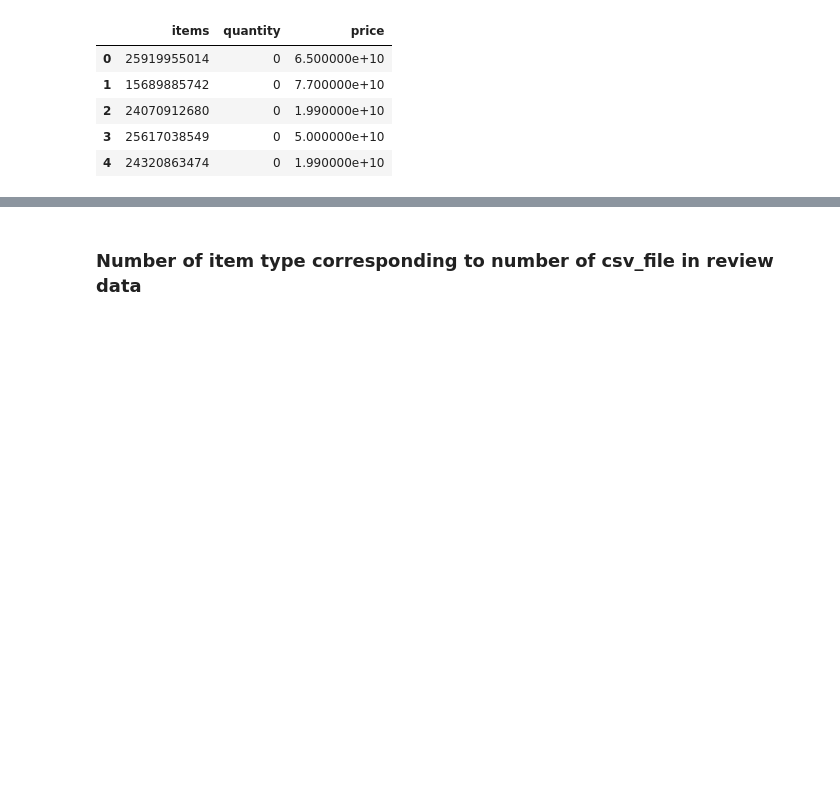
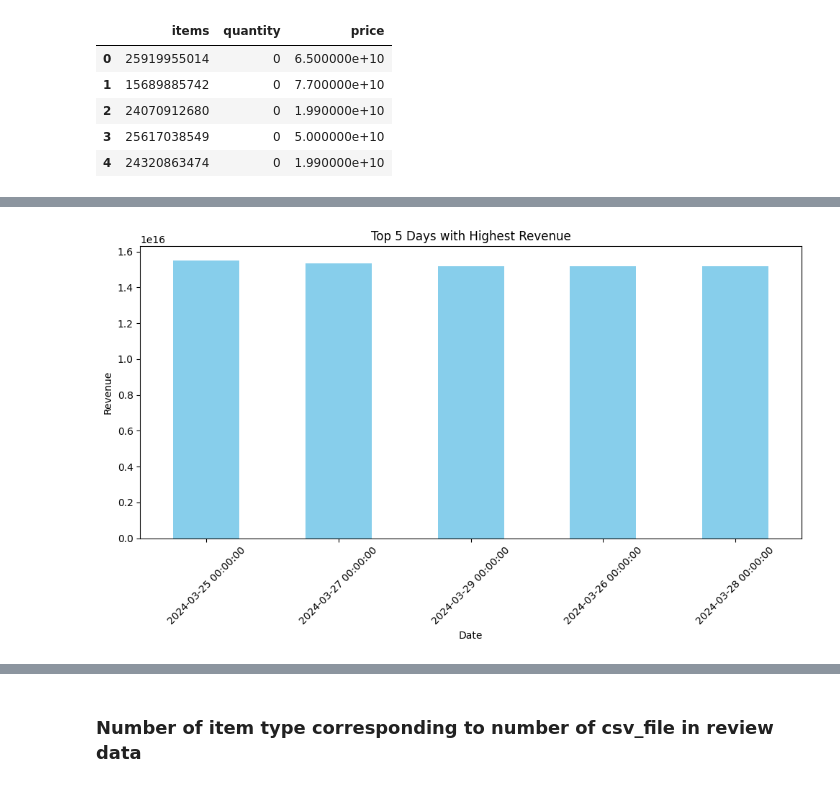
Before and after one commit to ntrami/DataGenius-Test, a Jupyter notebook: datagenius-test.ipynb, the cells around one changed output, grey strips where cells are left out. Saved outputs shown, nothing was run; the diff lists cells and outputs as text; code cells hidden in the pictures; blank space fills up the shorter version.

```diff
--- a/datagenius-test.ipynb
+++ b/datagenius-test.ipynb
@@ -172,0 +211,3 @@ top_5least_sold_item
+# %%
+shopeeDf['revenue'] = shopeeDf['historical_sold'] * shopeeDf['price']
+shopeeDf
@@ -172,0 +228,18 @@ top_5least_sold_item
+# %%
+# Nhóm dữ liệu theo ngày và tính tổng doanh thu cho mỗi ngày
+grouped = shopeeDf.groupby('Date')['revenue'].sum()
+
+# Sắp xếp theo doanh thu giảm dần và chọn top 5 ngày
+top_5_days = grouped.sort_values(ascending=False).head(5)
+
+# Vẽ biểu đồ
+plt.figure(figsize=(10, 6))
+top_5_days.plot(kind='bar', color='skyblue')
+plt.title('Top 5 Days with Highest Revenue')
+plt.xlabel('Date')
+plt.ylabel('Revenue')
+plt.xticks(rotation=45)
+plt.tight_layout()
+plt.show()
+# %% [output]
+[figure, added]
```
Also changed, not shown: parts of 5 cells of this notebook.
